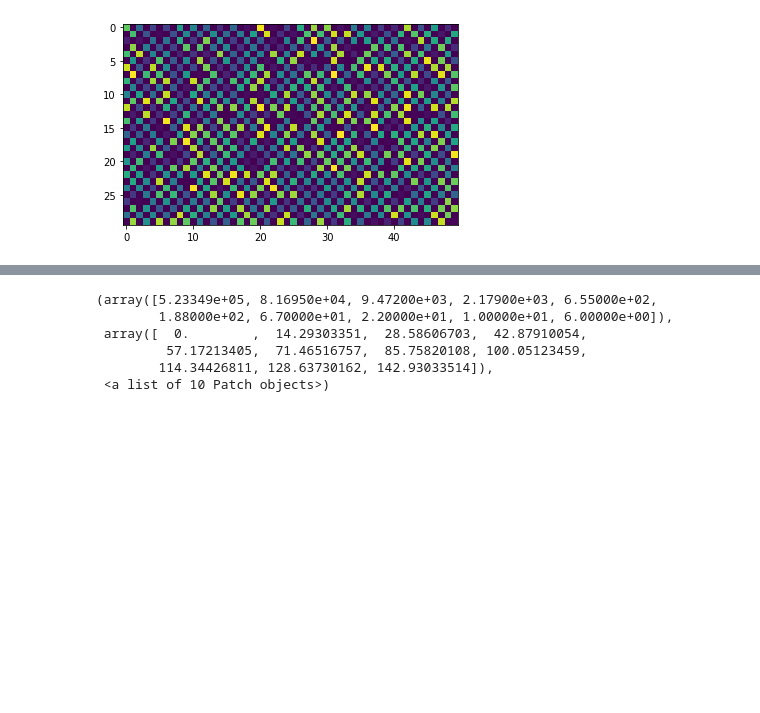
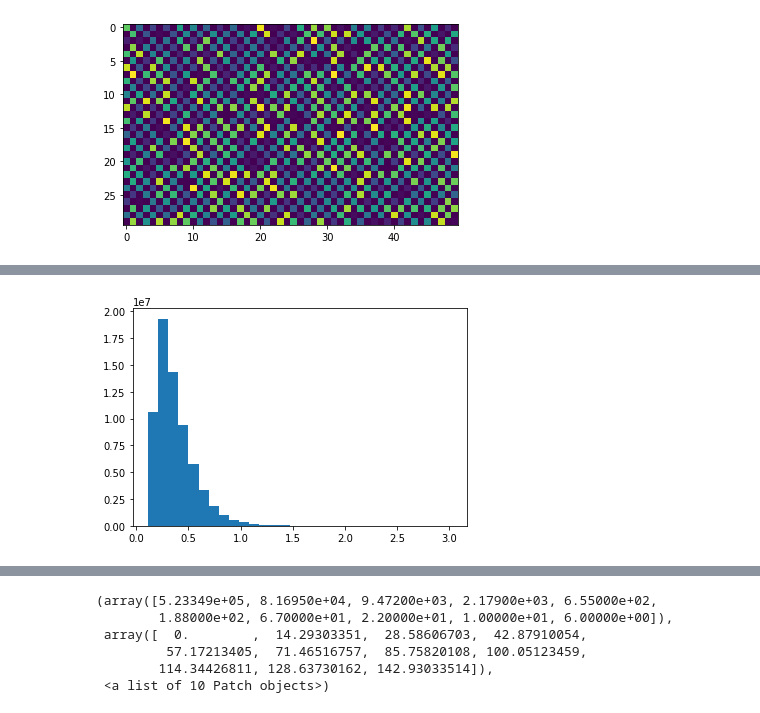
Before and after one commit to linnarsson-lab/chromograph, a Jupyter notebook: notebooks/bin_clustering.ipynb, the cells around one changed output, grey strips where cells are left out. Cells and saved outputs as stored; diff of their text form; code cells hidden in the pictures; blank space fills up the shorter version.

```diff
--- a/notebooks/bin_clustering.ipynb
+++ b/notebooks/bin_clustering.ipynb
@@ -60,3 +60,20 @@ PCA.fit(data.T)
 X = PCA.transform(data.T)
 # %% [output]
 [figure]
+# %%
+from chromograph.pipeline.utils import div0
+
+samp = '10X232_1'
+ft = f'/data/proj/scATAC/samples/{samp}/{samp}_GA.loom'
+with loompy.connect(ft, 'r') as ds:
+    GA_rowsum = ds.map([np.count_nonzero], axis=0)[0]
+    GA_colsum = ds.map([np.count_nonzero], axis=1)[0]
+
+    norm = np.zeros(ds.shape)
+    for (ix, selection, view) in ds.scan(axis=1):
+        norm[:,selection] = div0(view[:,:], GA_colsum[selection]) * int('5000')
+        logging.info(f'{max(selection)}')
+
+    plt.hist(np.log10(norm[norm > 0]+1), bins = 30)
+    plt.show()
+# %% [output]
@@ -62,0 +99 @@ X = PCA.transform(data.T)
+[figure, added]
```
Also changed, not shown: parts of 8 cells of this notebook, 12 other files.
